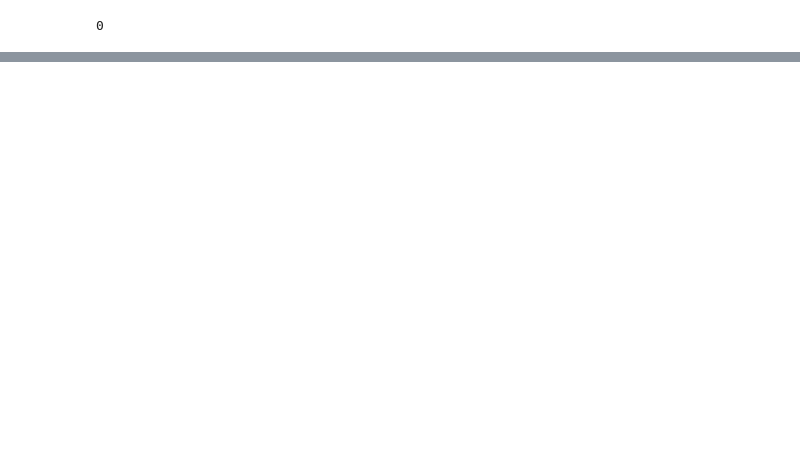
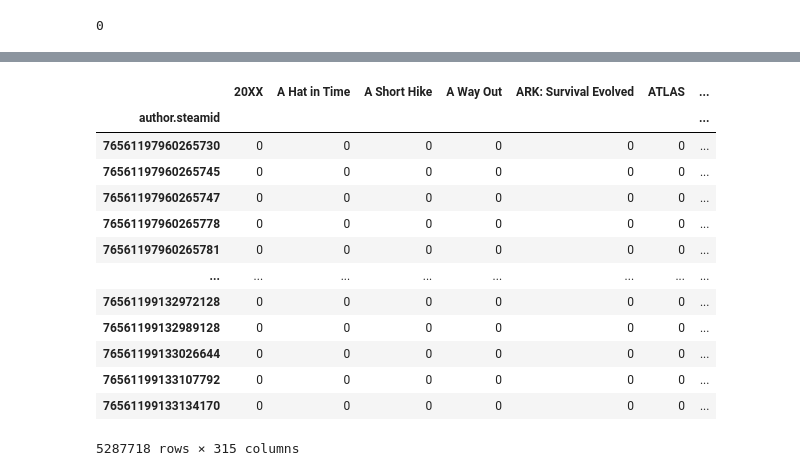
Before and after one commit to abduliante/game-reviews-sentiment-analysis, a Jupyter notebook: notebooks/03_Recommendation_system.ipynb, the cells around one changed output, grey strips where cells are left out. Cells and saved outputs as stored; diff of their text form; code cells hidden in the pictures; blank space fills up the shorter version.

```diff
--- a/notebooks/03_Recommendation_system.ipynb
+++ b/notebooks/03_Recommendation_system.ipynb
@@ -175,0 +204,22 @@ sum(user_game_mat_ratings["The Witcher 3: Wild Hunt"])
+# %%
+#load df
+df = pickle.load(open('rating_no_cols.pickle', 'rb'))
+# %%
+sparse = pd.pivot_table(df, index='author.steamid', columns='app_name', values='Rating').fillna(0).convert_dtypes()
+# %%
+sparse
+# %% [output]
+|  | 20XX | A Hat in Time | A Short Hike | A Way Out | ARK: Survival Evolved | ATLAS | ... |
+| author.steamid |  |  |  |  |  |  | ... |
+| 76561197960265730 | 0 | 0 | 0 | 0 | 0 | 0 | ... |
+| 76561197960265745 | 0 | 0 | 0 | 0 | 0 | 0 | ... |
+| 76561197960265747 | 0 | 0 | 0 | 0 | 0 | 0 | ... |
+| 76561197960265778 | 0 | 0 | 0 | 0 | 0 | 0 | ... |
+| 76561197960265781 | 0 | 0 | 0 | 0 | 0 | 0 | ... |
+| ... | ... | ... | ... | ... | ... | ... | ... |
+| 76561199132972128 | 0 | 0 | 0 | 0 | 0 | 0 | ... |
+| 76561199132989128 | 0 | 0 | 0 | 0 | 0 | 0 | ... |
+| 76561199133026644 | 0 | 0 | 0 | 0 | 0 | 0 | ... |
+| 76561199133107792 | 0 | 0 | 0 | 0 | 0 | 0 | ... |
+| 76561199133134170 | 0 | 0 | 0 | 0 | 0 | 0 | ... |
+5287718 rows × 315 columns
```
Also changed, not shown: parts of 30 cells of this notebook.
